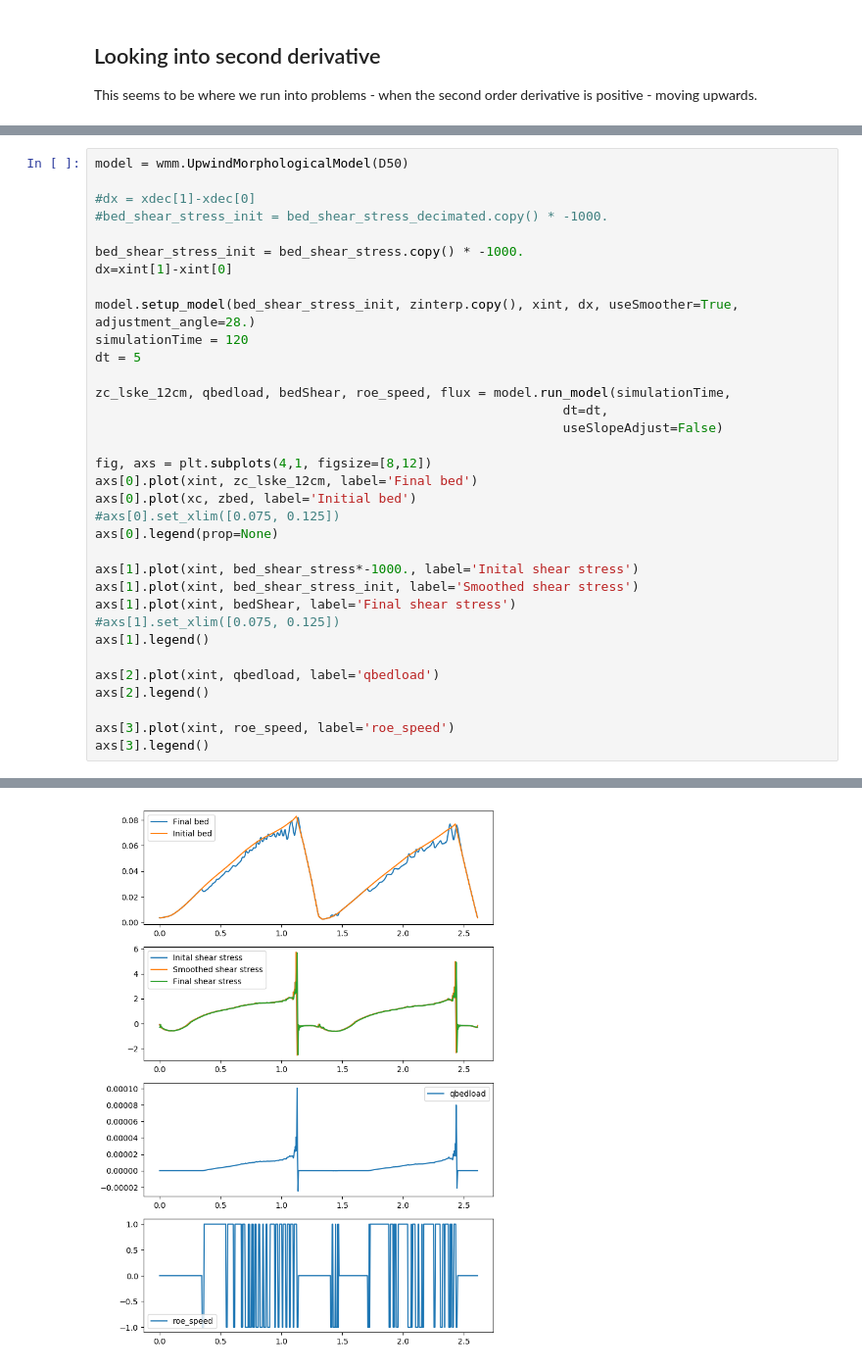
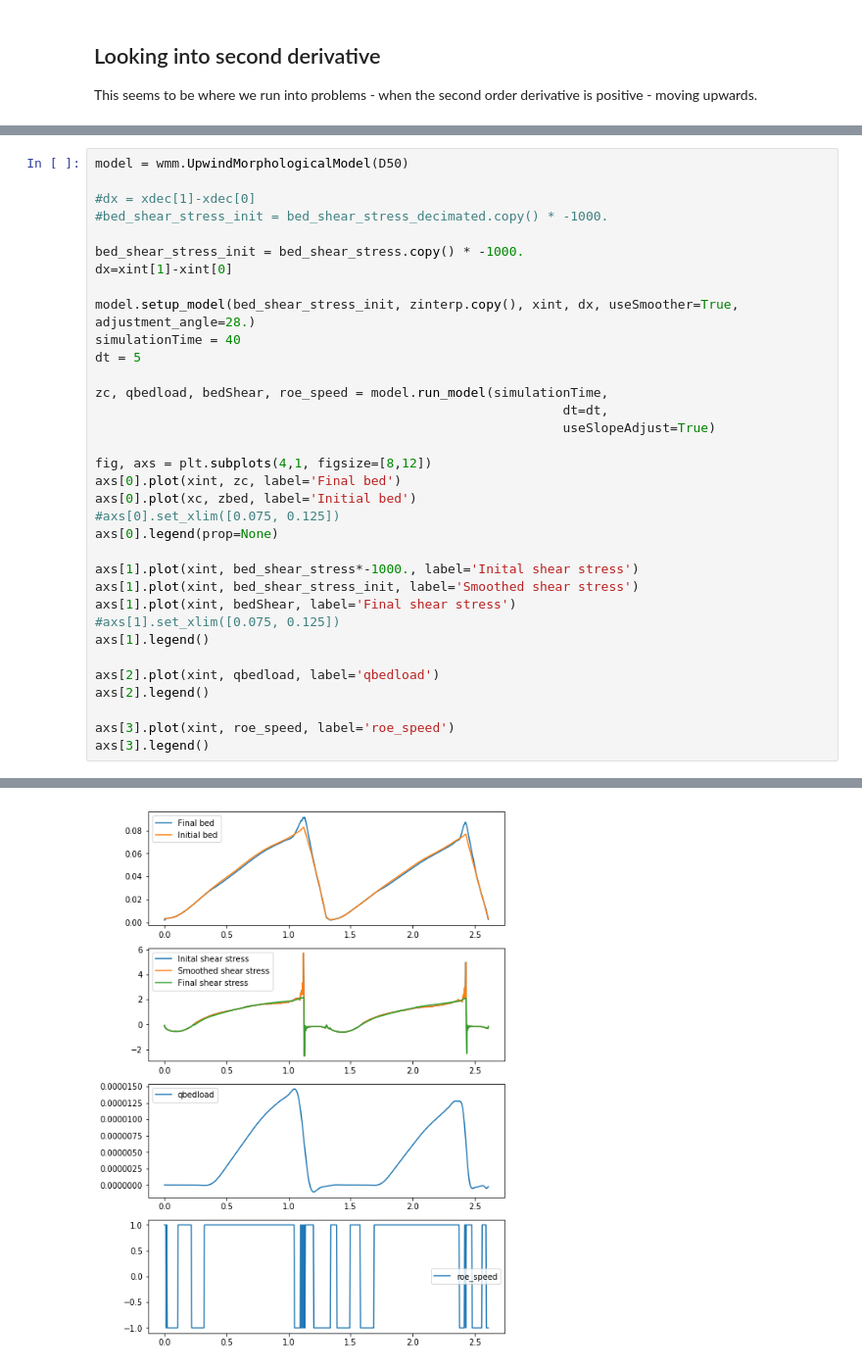
Before and after one commit to plgrover/pymorph, a Jupyter notebook: notebooks/Paper_2/2019-01-31_Morpho_modelling.ipynb, the cells around one changed output, grey strips where cells are left out. Shown: that part at 98% size. Saved outputs shown, nothing was run; the diff lists cells and outputs as text.

```diff
--- a/notebooks/Paper_2/2019-01-31_Morpho_modelling.ipynb
+++ b/notebooks/Paper_2/2019-01-31_Morpho_modelling.ipynb
@@ -123,15 +118,15 @@ bed_shear_stress_init = bed_shear_stress.copy() * -1000.
 dx=xint[1]-xint[0]
 
 model.setup_model(bed_shear_stress_init, zinterp.copy(), xint, dx, useSmoother=True, adjustment_angle=28.)
-simulationTime = 120
+simulationTime = 40
 dt = 5
 
-zc_lske_12cm, qbedload, bedShear, roe_speed, flux = model.run_model(simulationTime,
+zc, qbedload, bedShear, roe_speed = model.run_model(simulationTime,
                                                              dt=dt,
-                                                             useSlopeAdjust=False)
+                                                             useSlopeAdjust=True)
 
 fig, axs = plt.subplots(4,1, figsize=[8,12])
-axs[0].plot(xint, zc_lske_12cm, label='Final bed')
+axs[0].plot(xint, zc, label='Final bed')
 axs[0].plot(xc, zbed, label='Initial bed')
 #axs[0].set_xlim([0.075, 0.125])
 axs[0].legend(prop=None)
@@ -166,7 +157,7 @@ Shift => 79
  Done
  ----------------------------
 <matplotlib.legend.Legend at 0x...>
-[figure, old version]
+[figure, new version]
 # %%
 bed_shear_stress_init
 # %% [output]
```
Also changed, not shown: parts of 14 cells of this notebook, 1 other file.
